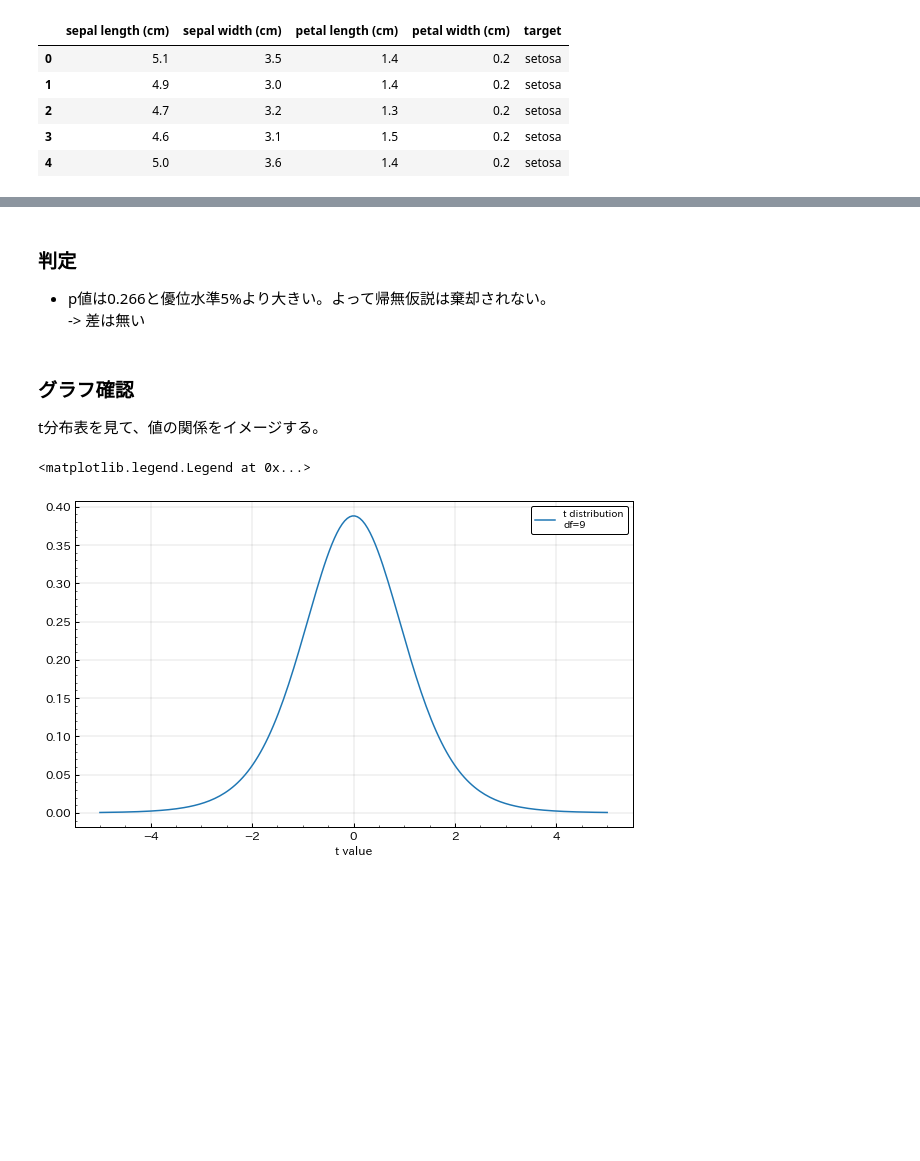
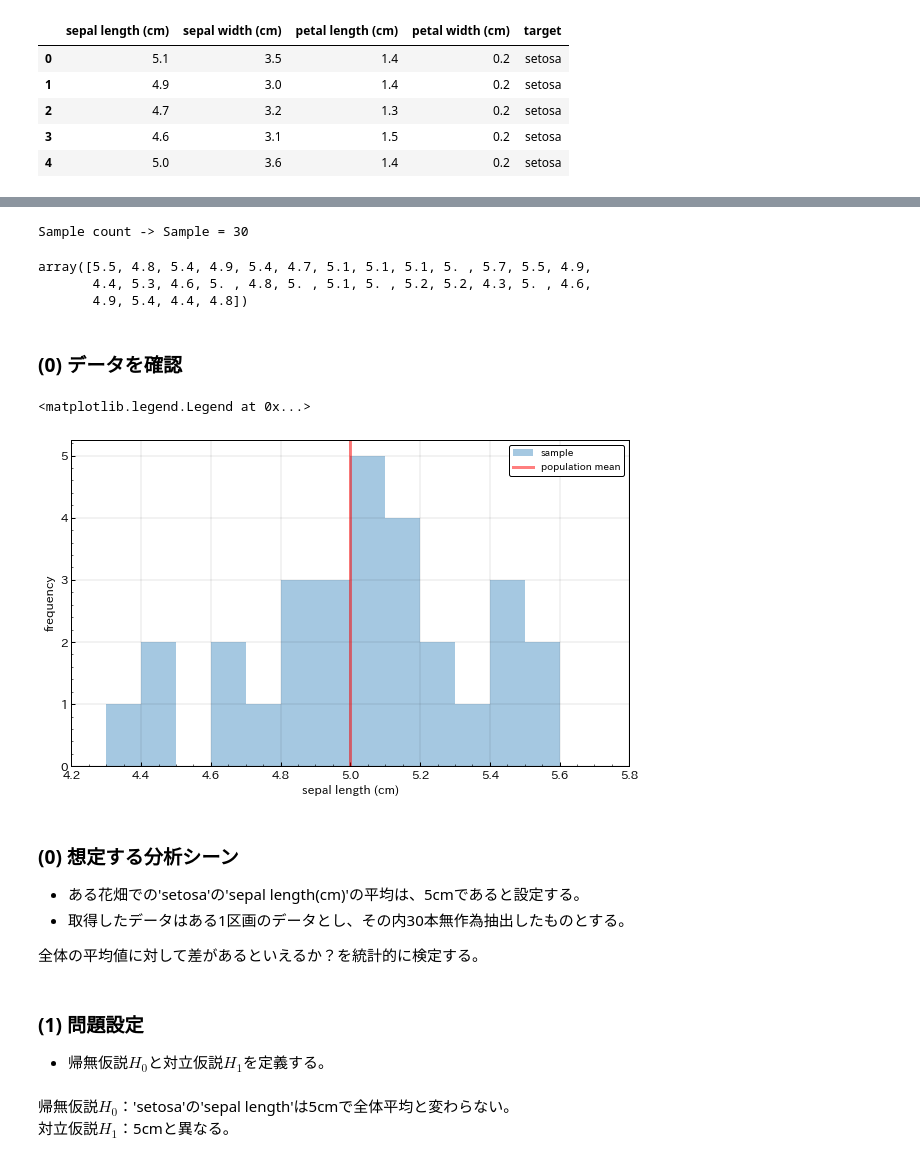
Before and after one commit to urayukitaka/hypothesis_testing, a Jupyter notebook: notebooks/modeling/1標本のt検定.ipynb, the cells around one changed output, grey strips where cells are left out. Saved outputs shown, nothing was run; the diff lists cells and outputs as text; code cells hidden in the pictures; blank space fills up the shorter version.

```diff
--- a/notebooks/modeling/1標本のt検定.ipynb
+++ b/notebooks/modeling/1標本のt検定.ipynb
@@ -145,22 +51,41 @@ t_value, p_value
-# %% [markdown]
-### 判定
-- p値は0.266と優位水準5%より大きい。よって帰無仮説は棄却されない。<br>
--> 差は無い
-# %% [markdown]
-### グラフ確認
-t分布表を見て、値の関係をイメージする。
-# %%
-# t分布サンプリング
-t_range = np.linspace(-5,5,200)
-t_value_ar = []
-for i in t_range:
-    t_value_ar.append(stats.t.pdf(x=i, df=len(values)-1))
-
-# plot
-plt.figure(figsize=(10,6))
-plt.plot(t_range, t_value_ar, label="t distribution\ndf={}".format(len(values)-1))
-plt.xlabel("t value")
-plt.legend()
-# %% [output]
-<matplotlib.legend.Legend at 0x...>
-[figure, removed]
+# %%
+# データセットの準備
+# 'setosa'のデータを20サンプル抽出
+df_setosa = df[df["target"]=="setosa"].sample(30, random_state=111).reset_index(drop=True)
+
+# sampling values
+values = df_setosa["sepal length (cm)"].values
+print(f"Sample count -> Sample = {len(values)}")
+values
+# %% [output]
+Sample count -> Sample = 30
+array([5.5, 4.8, 5.4, 4.9, 5.4, 4.7, 5.1, 5.1, 5.1, 5. , 5.7, 5.5, 4.9,
+       4.4, 5.3, 4.6, 5. , 4.8, 5. , 5.1, 5. , 5.2, 5.2, 4.3, 5. , 4.6,
+       4.9, 5.4, 4.4, 4.8])
+# %% [markdown]
+### (0) データを確認
+# %%
+# ヒストグラム
+fig, ax = plt.subplots(figsize=(10,6))
+
+sns.distplot(values, bins=np.arange(np.min(values)-0.1, np.max(values)+0.1, 0.1), kde=False, ax=ax, label="sample")
+ax.set_xlabel("sepal length (cm)")
+ax.set_ylabel("frequency")
+ax.set_xlim([np.min(values)-0.1, np.max(values)+0.1])
+ax.axvline(x=5.0, ymin=0, ymax=5, color="red", lw=3, linestyle="-", alpha=0.5, label="population mean")
+ax.legend()
+# %% [output]
+<matplotlib.legend.Legend at 0x...>
+[figure, added]
+# %% [markdown]
+### (0) 想定する分析シーン
+- ある花畑での'setosa'の'sepal length(cm)'の平均は、5cmであると設定する。<br>
+- 取得したデータはある1区画のデータとし、その内30本無作為抽出したものとする。<br>
+
+全体の平均値に対して差があるといえるか？を統計的に検定する。<br>
+# %% [markdown]
+### (1) 問題設定
+- 帰無仮説$H_0$と対立仮説$H_1$を定義する。<br>
+# %% [markdown]
+帰無仮説$H_0$：'setosa'の'sepal length'は5cmで全体平均と変わらない。<br>
+対立仮説$H_1$：5cmと異なる。<br>
```
Also changed, not shown: parts of 36 cells of this notebook, 2 other files.
